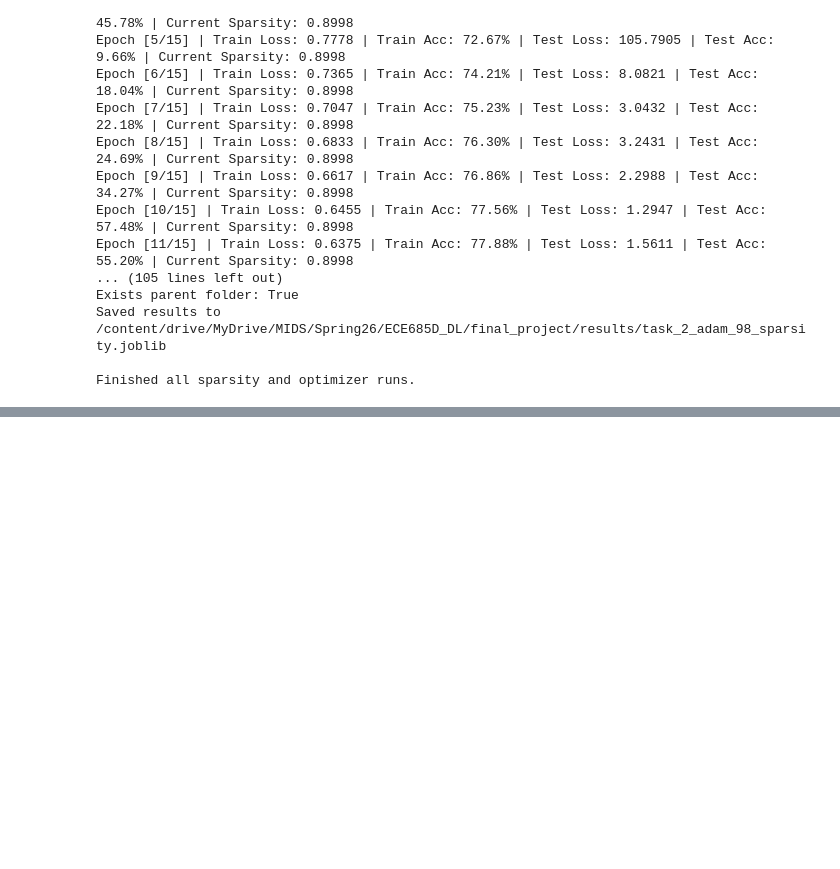
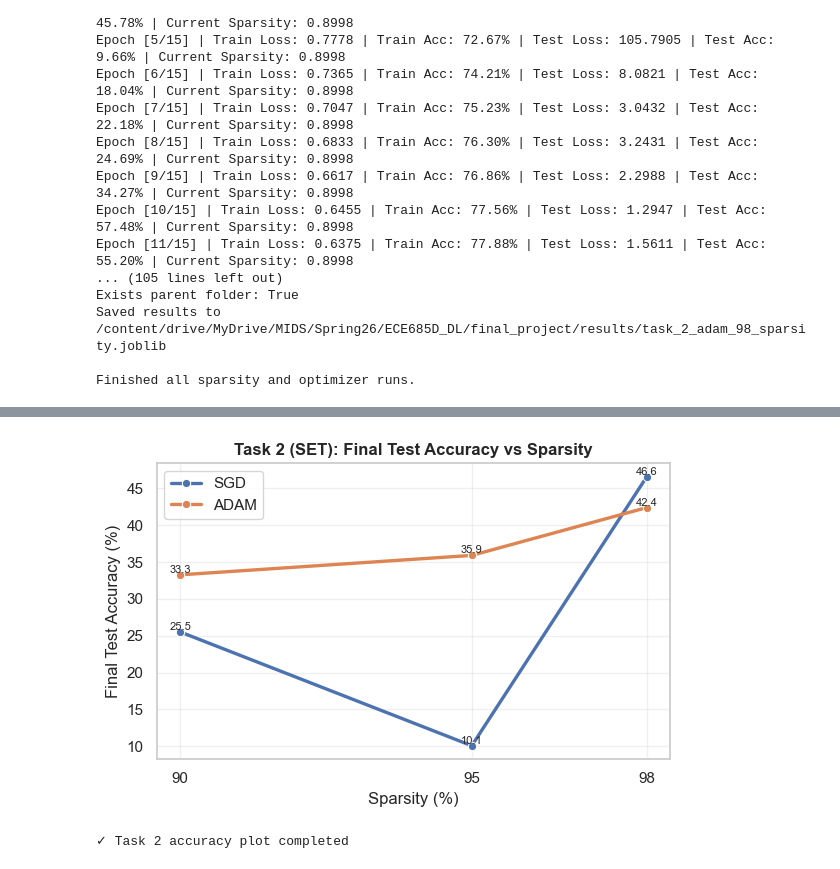
Before and after one commit to ammylin/ECE685D_Final_Project, a Jupyter notebook: 01_task_2.ipynb, the cells around one changed output, grey strips where cells are left out. Drawn from its saved outputs; the diff is of its cells as text; code cells hidden in the pictures; blank space fills up the shorter version.

Commit message:
Updated analysis

```diff
--- a/01_task_2.ipynb
+++ b/01_task_2.ipynb
@@ -1035,0 +616,64 @@ Average delta by optimizer:
+# %%
+def plot_accuracy_vs_sparsity(results, task_label="Task 2 (SET)"):
+    rows = []
+    for opt in analysis_opts:
+        for s in analysis_sparsities:
+            if s in results[opt]:
+                rows.append(
+                    {
+                        "optimizer": opt.upper(),
+                        "sparsity": int(s * 100),
+                        "final_test_acc": results[opt][s]["test_acc"][-1],
+                    }
+                )
+
+    if not rows:
+        print("No data available for accuracy-vs-sparsity plot.")
+        return None
+
+    df = pd.DataFrame(rows)
+
+    plt.figure(figsize=(6, 4))
+    ax = sns.lineplot(
+        data=df,
+        x="sparsity",
+        y="final_test_acc",
+        hue="optimizer",
+        marker="o",
+        linewidth=2.4,
+    )
+
+    for _, row in df.iterrows():
+        ax.text(
+            row["sparsity"],
+            row["final_test_acc"],
+            f"{row['final_test_acc']:.1f}",
+            fontsize=8,
+            ha="center",
+            va="bottom",
+        )
+
+    ax.set_title(f"{task_label}: Final Test Accuracy vs Sparsity", weight="bold")
+    ax.set_xlabel("Sparsity (%)")
+    ax.set_ylabel("Final Test Accuracy (%)")
+    ax.set_xticks([90, 95, 98])
+    ax.legend(title="")
+    ax.grid(True, alpha=0.3)
+
+    plt.tight_layout()
+    plt.savefig(
+        os.path.join(PROJECT_DIR, "img", "task_2_accuracy_vs_sparsity.png"),
+        dpi=300,
+        bbox_inches="tight",
+    )
+    plt.show()
+
+    return df.sort_values(["optimizer", "sparsity"]).reset_index(drop=True)
+
+
+task2_summary = plot_accuracy_vs_sparsity(results_task_2, task_label="Task 2 (SET)")
+gc.collect()
+print("✓ Task 2 accuracy plot completed")
+# %% [output]
+[figure, added]
+✓ Task 2 accuracy plot completed
```
Also changed, not shown: parts of 26 cells of this notebook, 15 other files.
